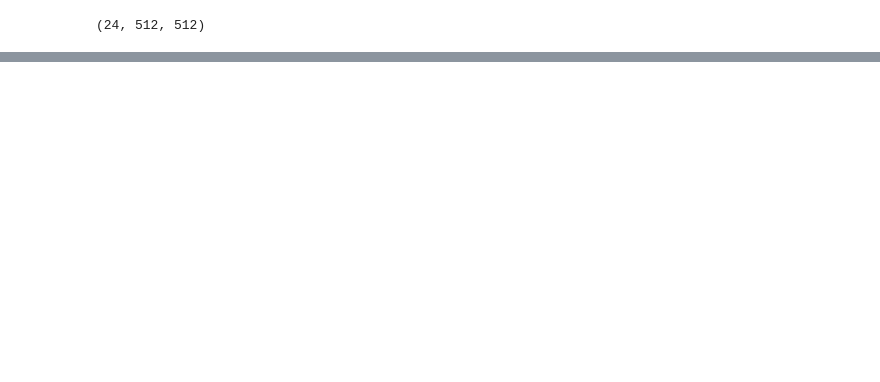
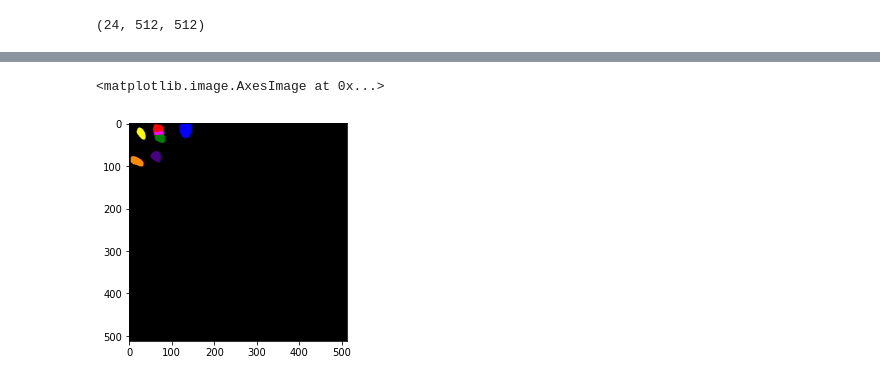
Before and after one commit to cusniwtt/unet-nucleus, a Jupyter notebook: tensorflow-2-nuclei-segmentation-unet.ipynb, the cells around one changed output, grey strips where cells are left out. Cells and saved outputs as stored; diff of their text form; code cells hidden in the pictures; blank space fills up the shorter version.

```diff
--- a/tensorflow-2-nuclei-segmentation-unet.ipynb
+++ b/tensorflow-2-nuclei-segmentation-unet.ipynb
@@ -538,0 +530,34 @@ outputs = Conv2D(1, (1, 1), activation='sigmoid') (c9)
+# %%
+# Convert to fuction
+def create_boundary(img, label):
+  #Threshold image to binary using OTSU. ALl thresholded pixels will be set to 255
+  ret1, thresh = cv2.threshold(label, 0, 255, cv2.THRESH_BINARY+cv2.THRESH_OTSU)
+
+  # Borrow from imageMKS
+  # Step 9: distance transform
+  distance = ndi.distance_transform_edt(thresh)
+
+  # Step 10: mark the maxima in the distance transform and assign labels
+  peak_markers = corner_peaks(distance, min_distance=3, indices=False)
+  peak_markers = ndi.label(peak_markers)[0]
+
+  # Step 11: separate touching nuclei using the watershed markers
+  markers = watershed(label, peak_markers, mask=label)
+
+  # Step 13: reassigning labels, so that they are continuously numbered
+  old_labels = np.unique(markers)
+  for i in range(len(old_labels)):
+      markers[markers == old_labels[i]] = i
+
+  #Let us color boundaries in yellow.
+  img[markers == -1] = [0,255,255]
+
+  img_rgb = label2rgb(markers, bg_label=0)
+  boundary = labelvis(img, markers)
+  return img_rgb, boundary, markers
+# %%
+rgb, boundary, df = create_boundary(X_test[0], adam_bce[0])
+plt.imshow(rgb)
+# %% [output]
+<matplotlib.image.AxesImage at 0x...>
+[figure, added]
```
Also changed, not shown: parts of 22 cells of this notebook.
